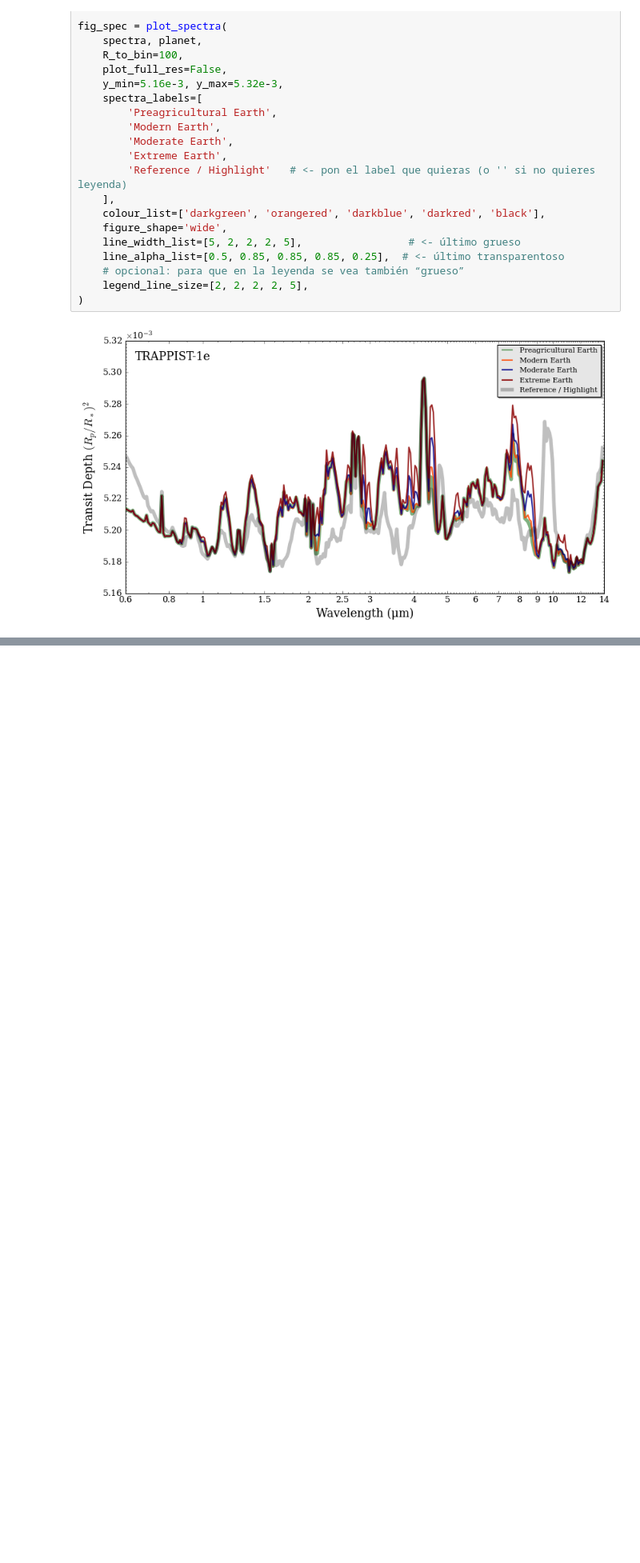
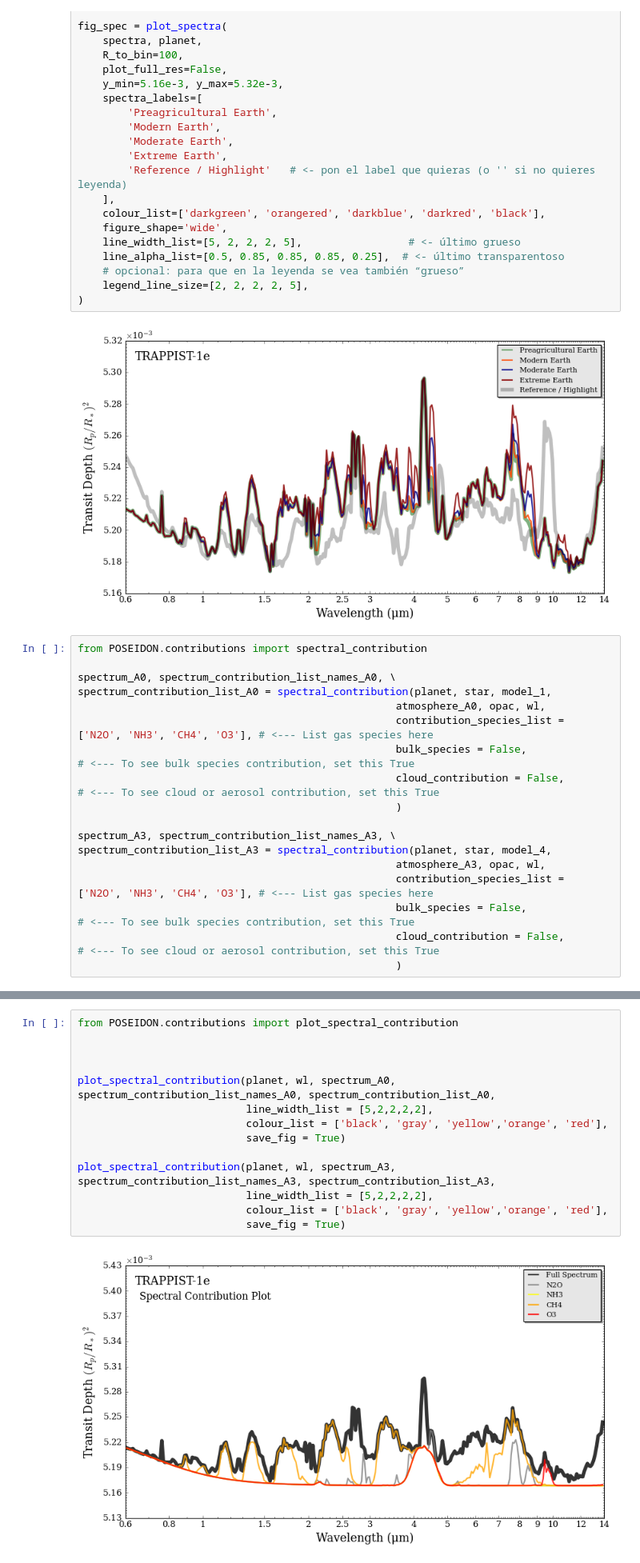
Before and after one commit to D4san/ExoFarm_MDwarfs, a Jupyter notebook: transmission spectra/notebooks/Plot_Transmission_Spectra_TRAPPIST.ipynb, the cells around one changed output, grey strips where cells are left out. Shown at 80% size. Cells and saved outputs as stored; diff of their text form; blank space fills up the shorter version.

```diff
--- a/transmission spectra/notebooks/Plot_Transmission_Spectra_TRAPPIST.ipynb
+++ b/transmission spectra/notebooks/Plot_Transmission_Spectra_TRAPPIST.ipynb
@@ -319,3 +319,21 @@ fig_spec = plot_spectra(
 )
 # %% [output]
 [figure]
+# %%
+from POSEIDON.contributions import spectral_contribution
+
+spectrum_A0, spectrum_contribution_list_names_A0, \
+spectrum_contribution_list_A0 = spectral_contribution(planet, star, model_1,
+                                                   atmosphere_A0, opac, wl,
+                                                   contribution_species_list = ['N2O', 'NH3', 'CH4', 'O3'], # <--- List gas species here
+                                                   bulk_species = False,                 # <--- To see bulk species contribution, set this True
+                                                   cloud_contribution = False,           # <--- To see cloud or aerosol contribution, set this True
+                                                   )
+
+spectrum_A3, spectrum_contribution_list_names_A3, \
+spectrum_contribution_list_A3 = spectral_contribution(planet, star, model_4,
+                                                   atmosphere_A3, opac, wl,
+                                                   contribution_species_list = ['N2O', 'NH3', 'CH4', 'O3'], # <--- List gas species here
+                                                   bulk_species = False,                 # <--- To see bulk species contribution, set this True
+                                                   cloud_contribution = False,           # <--- To see cloud or aerosol contribution, set this True
+                                                   )
@@ -321,0 +351,16 @@ fig_spec = plot_spectra(
+# %%
+from POSEIDON.contributions import plot_spectral_contribution
+
+
+
+plot_spectral_contribution(planet, wl, spectrum_A0, spectrum_contribution_list_names_A0, spectrum_contribution_list_A0,
+                           line_width_list = [5,2,2,2,2],
+                           colour_list = ['black', 'gray', 'yellow','orange', 'red'],
+                           save_fig = True)
+
+plot_spectral_contribution(planet, wl, spectrum_A3, spectrum_contribution_list_names_A3, spectrum_contribution_list_A3,
+                           line_width_list = [5,2,2,2,2],
+                           colour_list = ['black', 'gray', 'yellow','orange', 'red'],
+                           save_fig = True)
+# %% [output]
+[figure, added]
```
Also changed, not shown: parts of 4 cells of this notebook, 12 other files.
